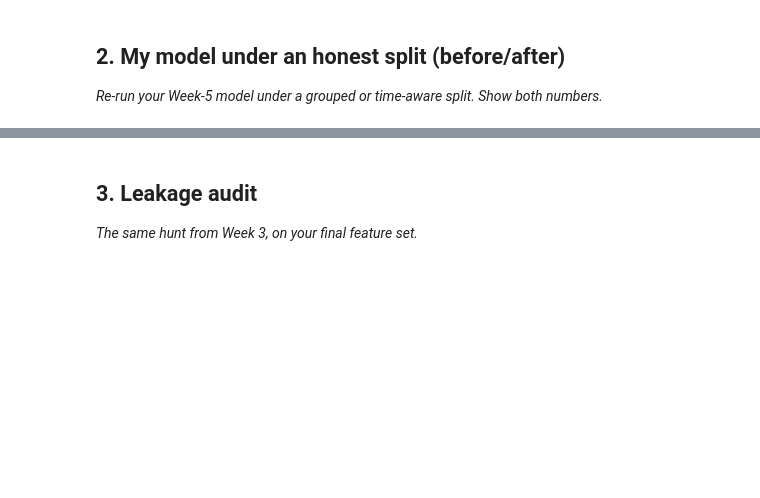
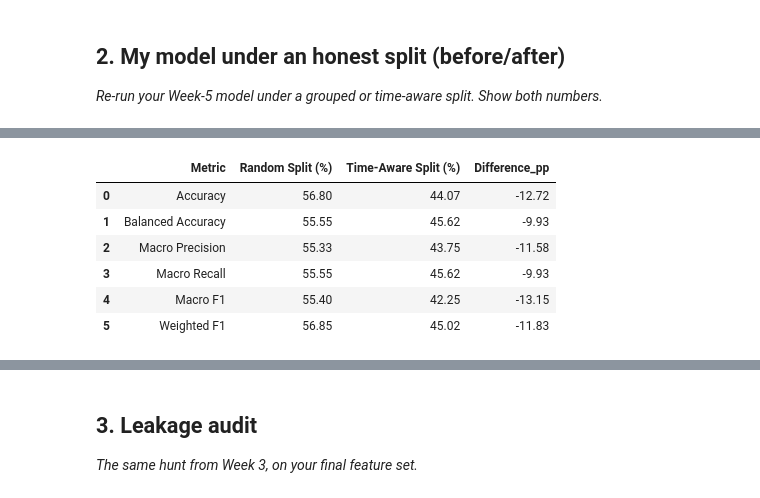
Before and after one commit to MuhammadOkasha004/flyrank-ml-internship-work, a Jupyter notebook: work/notebooks/w06_validation_audit.ipynb, the cells around one changed output, grey strips where cells are left out. Saved outputs shown, nothing was run; the diff lists cells and outputs as text; code cells hidden in the pictures; blank space fills up the shorter version.

```diff
--- a/work/notebooks/w06_validation_audit.ipynb
+++ b/work/notebooks/w06_validation_audit.ipynb
@@ -22,0 +1060,85 @@ This skeleton is yours to fill. Work the sections **in order** — each one has
+# %%
+# =============================================================================
+# BLOCK 5 — BEFORE VS AFTER COMPARISON
+# =============================================================================
+
+print("\n" + "=" * 95)
+print("BLOCK 5 — BEFORE VS AFTER VALIDATION")
+print("=" * 95)
+
+
+comparison = pd.DataFrame({
+
+    "Metric": [
+        "Accuracy",
+        "Balanced Accuracy",
+        "Macro Precision",
+        "Macro Recall",
+        "Macro F1",
+        "Weighted F1"
+    ],
+
+    "Random Split (%)": [
+        random_accuracy * 100,
+        random_balanced_accuracy * 100,
+        precision_score(
+            y_random_test,
+            random_pred,
+            average="macro",
+            zero_division=0
+        ) * 100,
+        recall_score(
+            y_random_test,
+            random_pred,
+            average="macro",
+            zero_division=0
+        ) * 100,
+        random_macro_f1 * 100,
+        random_weighted_f1 * 100
+    ],
+
+    "Time-Aware Split (%)": [
+        time_accuracy * 100,
+        time_balanced_accuracy * 100,
+        time_macro_precision * 100,
+        time_macro_recall * 100,
+        time_macro_f1 * 100,
+        time_weighted_f1 * 100
+    ]
+})
+
+
+comparison["Difference_pp"] = (
+    comparison["Time-Aware Split (%)"]
+    -
+    comparison["Random Split (%)"]
+)
+
+
+display(
+    comparison.round(2)
+)
+
+
+print("""
+INTERPRETATION
+
+The Random Split represents the original Week-5 style evaluation.
+
+The Time-Aware Split is the stronger evaluation for this project because
+the actual production task is:
+
+PAST DATA → FUTURE PREDICTION
+
+A performance reduction after moving from random splitting to temporal
+splitting is not automatically a model failure. It can expose temporal
+dependence, concept drift, or changing page behavior that random splitting
+can hide.
+
+Therefore, the time-aware result should be treated as the primary
+generalization estimate.
+""")
+
+
+print("\n✓ BLOCK 5 COMPLETE.")
+# %% [output]
@@ -22,0 +1148,7 @@ This skeleton is yours to fill. Work the sections **in order** — each one has
+|  | Metric | Random Split (%) | Time-Aware Split (%) | Difference_pp |
+| 0 | Accuracy | 56.80 | 44.07 | -12.72 |
+| 1 | Balanced Accuracy | 55.55 | 45.62 | -9.93 |
+| 2 | Macro Precision | 55.33 | 43.75 | -11.58 |
+| 3 | Macro Recall | 55.55 | 45.62 | -9.93 |
+| 4 | Macro F1 | 55.40 | 42.25 | -13.15 |
+| 5 | Weighted F1 | 56.85 | 45.02 | -11.83 |
```
Also changed, not shown: parts of 25 cells of this notebook.
